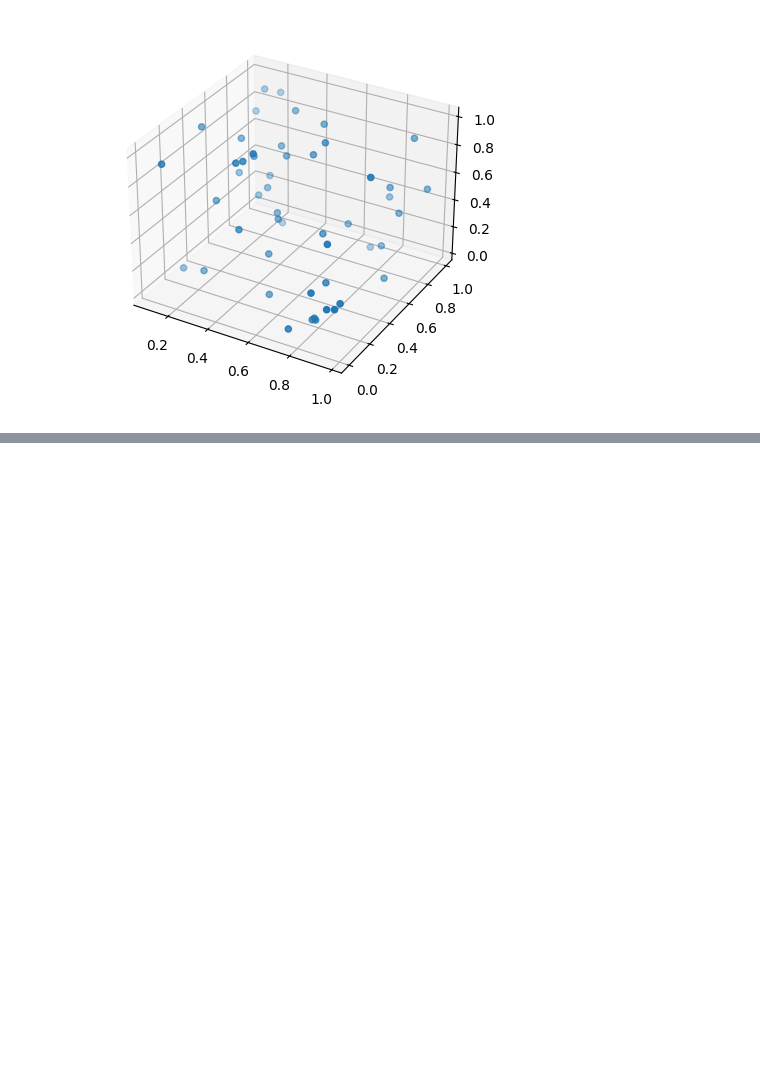
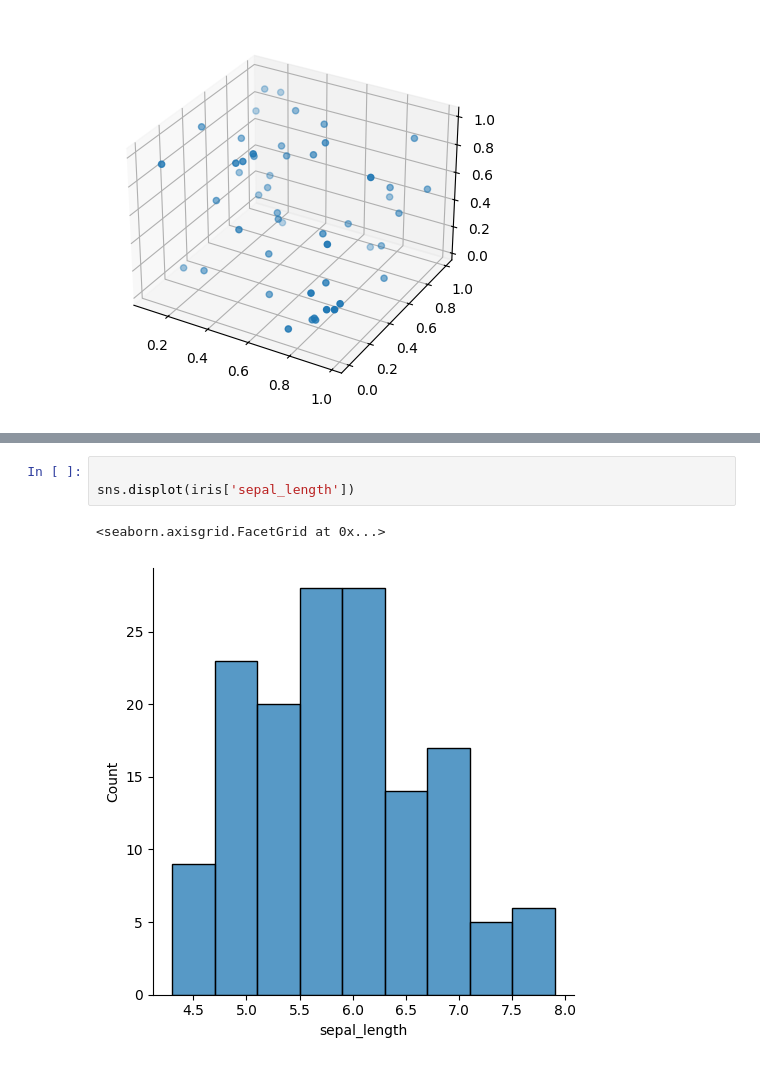
Before and after one commit to iamjaykumar/Data_visualization, a Jupyter notebook: Data_visual.ipynb, the cells around one changed output, grey strips where cells are left out. Drawn from its saved outputs; the diff is of its cells as text; blank space fills up the shorter version.

```diff
--- a/Data_visual.ipynb
+++ b/Data_visual.ipynb
@@ -189,0 +237,6 @@ plt.show()
+# %%
+
+sns.displot(iris['sepal_length'])
+# %% [output]
+<seaborn.axisgrid.FacetGrid at 0x...>
+[figure, added]
```
Also changed, not shown: parts of 46 cells of this notebook.
